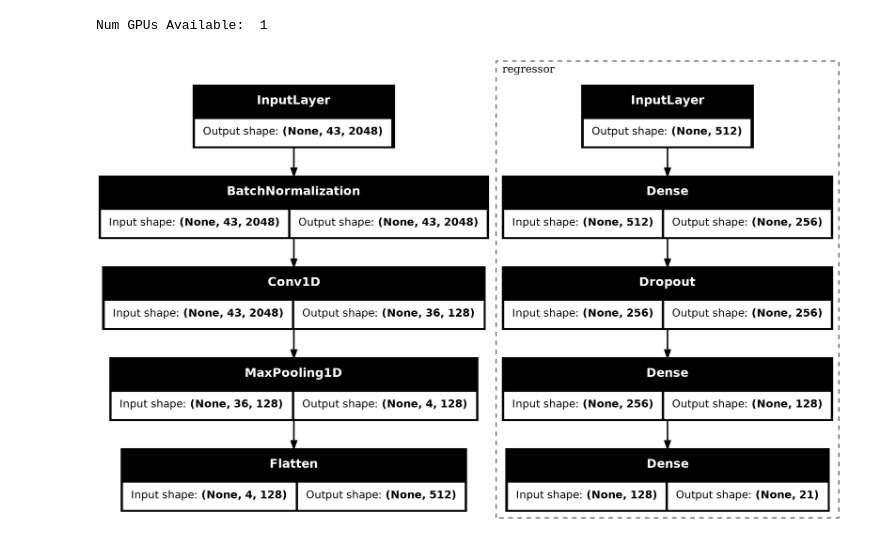
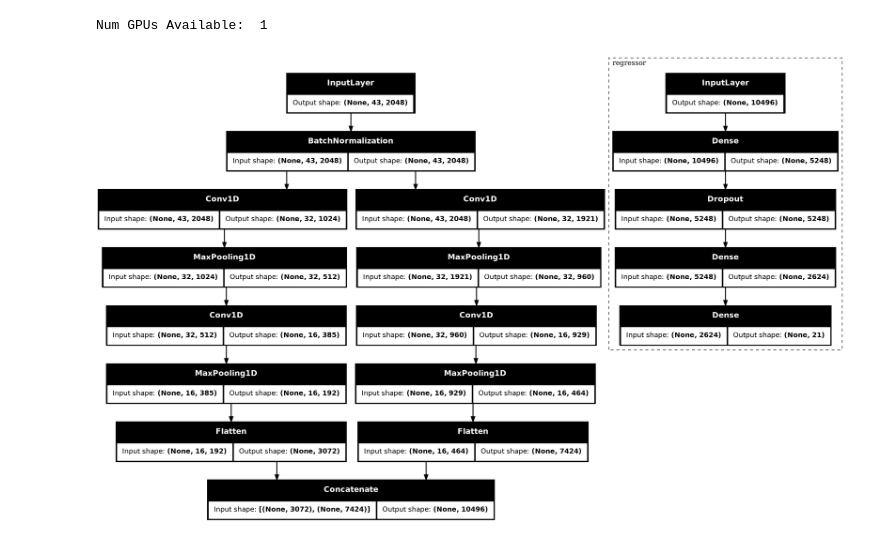
Before and after one commit to sergiorochasilva/fmsynth, a Jupyter notebook: model_v1_1.ipynb, the cells around one changed output. Cells and saved outputs as stored; diff of their text form; code cells hidden in the pictures.

```diff
--- a/model_v1_1.ipynb
+++ b/model_v1_1.ipynb
@@ -231,3 +231,8 @@ y.head()
 | 553 | 5680.907 | 0.125 | 0.696 | 0.770 | 0.044 | 0.480 | 0.299 | 0.797 | ... |
 | 672 | 8129.444 | 0.047 | 0.667 | 0.831 | 0.748 | 0.640 | 0.172 | 0.429 | ... |
 5 rows × 21 columns
+# %%
+from sklearn.preprocessing import StandardScaler
+scaler_y = StandardScaler()
+y_train_norm = scaler_y.fit_transform(y)
+print(y_train_norm)
@@ -294,43 +321,107 @@ def regressor(input_dims, output_dims, activation, bias):
 
   x_0 = Dense(int(input_dims/2), activation=activation, use_bias=bias, kernel_regularizer="l2")(input_layer)
   x_0 = Dropout(0.2)(x_0)
   x_2 = Dense(int(input_dims/4), activation=activation, use_bias=bias)(x_0)
   saidas = Dense(output_dims, activation=None, name='regressor_saidas', use_bias=bias)(x_2)
 
   return Model(input_layer, saidas, name="regressor")
 
 def build_models(input_len, input_dims, output_dims, activation, bias):
   # Camadas de entrada
   input_layer = Input(shape=(input_len, input_dims))
 
   x_n = BatchNormalization()(input_layer)
 
-  # Kernels
-  extrator = Conv1D(filters=128, kernel_size=8, activation='relu', input_shape=(input_len, input_dims), kernel_regularizer="l1")
-  pooling = MaxPooling1D(pool_size=8)
+  # Features 1
+  extrator1 = Conv1D(
+    filters=32,
+    kernel_size=256,
+    strides=2,
+    padding="same",
+    data_format="channels_first",
+    activation='relu',
+    input_shape=(input_len, input_dims),
+    kernel_regularizer="l2",
+    use_bias=True,
+  )
+  pooling1 = MaxPooling1D(pool_size=2, data_format="channels_first")
 
-  # Features
-  features = extrator(x_n)
-  features = pooling(features)
+  features1 = extrator1(x_n)
+  features1 = pooling1(features1)
 
-  # Juntando as features
-  features_flatten = Flatten()(features)
+
+  extrator1_2 = Conv1D(
+    filters=16,
+    kernel_size=128,
+    strides=1,
+    # padding="same",
+    data_format="channels_first",
+    activation='relu',
+    input_shape=(input_len, input_dims),
+    kernel_regularizer="l2",
+    use_bias=True,
+  )
+  pooling1_2 = MaxPooling1D(pool_size=2, data_format="channels_first")
+
+  features1_2 = extrator1_2(features1)
+  features1_2 = pooling1_2(features1_2)
+
+  features_flatten1_2 = Flatten()(features1_2)
+
+  # Features 2
+  extrator2 = Conv1D(
+    filters=32,
+    kernel_size=128,
+    strides=1,
+    # padding="causal",
+    data_format="channels_first",
+    activation='relu',
+    input_shape=(input_len, input_dims),
+    kernel_regularizer="l2",
+    use_bias=True,
+  )
+  pooling2 = MaxPooling1D(pool_size=2, data_format="channels_first")
+
+  features2 = extrator2(x_n)
+  features2 = pooling2(features2)
+
+
+  extrator2_2 = Conv1D(
+    filters=16,
+    kernel_size=32,
+    strides=1,
+    # padding="same",
+    data_format="channels_first",
+    activation='relu',
+    input_shape=(input_len, input_dims),
+    kernel_regularizer="l2",
+    use_bias=True,
+  )
+  pooling2_2 = MaxPooling1D(pool_size=2, data_format="channels_first")
+
+  features2_2 = extrator2_2(features2)
+  features2_2 = pooling2_2(features2_2)
+
+  features_flatten2_2 = Flatten()(features2_2)
+
+  # Concatenando as features
+  features_flatten = Concatenate()([features_flatten1_2, features_flatten2_2])
 
   # Regrssão
   regressao = regressor(features_flatten.shape[1], output_dims, activation, bias)
 
   saida = regressao(features_flatten)
 
   return (
       Model(input_layer, saida, name="regressao"),
       Model(input_layer, features_flatten, name="projecao")
   )
 
-model, features = build_models(x.shape[1], x.shape[2], y.shape[1], 'elu', False)
+model, features = build_models(x.shape[1], x.shape[2], y_train_norm.shape[1], 'relu', False)
 model.compile(optimizer='adamax', loss='mse', metrics=['mae', 'mse', 'mean_absolute_percentage_error'])
 plot_model(model, show_shapes=True, expand_nested=True)
 # %% [output]
-[figure, old version]
+[figure, new version]
 # %%
 # Callback para recuperar o melhor peso, e parar quando ficar três épocas sem melhora
 callback = tf.keras.callbacks.EarlyStopping(monitor='loss', patience=5, restore_best_weights=True)
```
Also changed, not shown: parts of 5 cells of this notebook, 1 other file.
